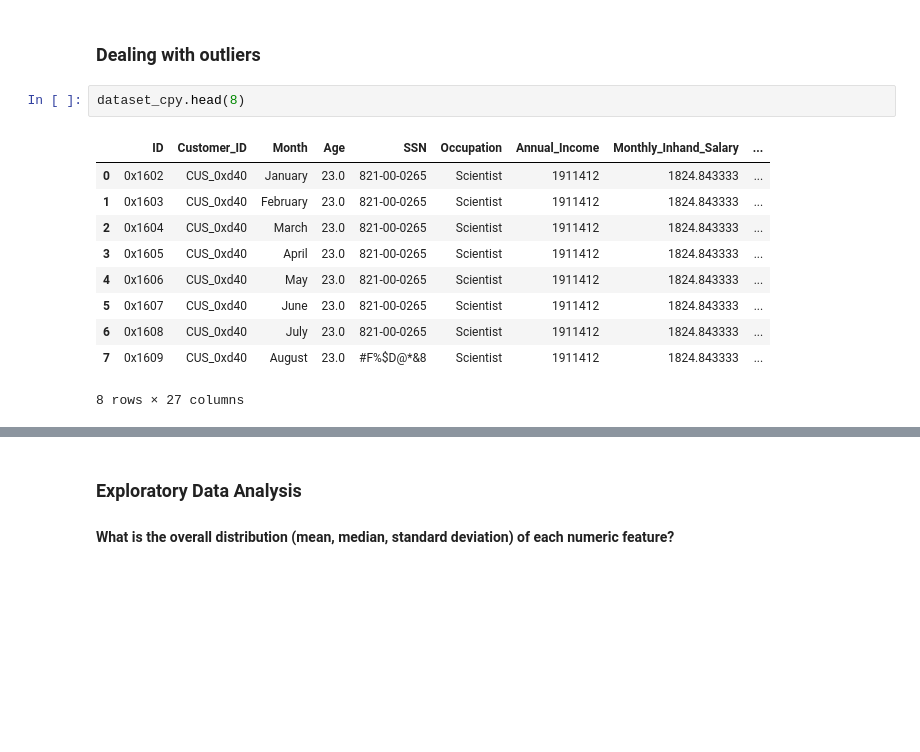
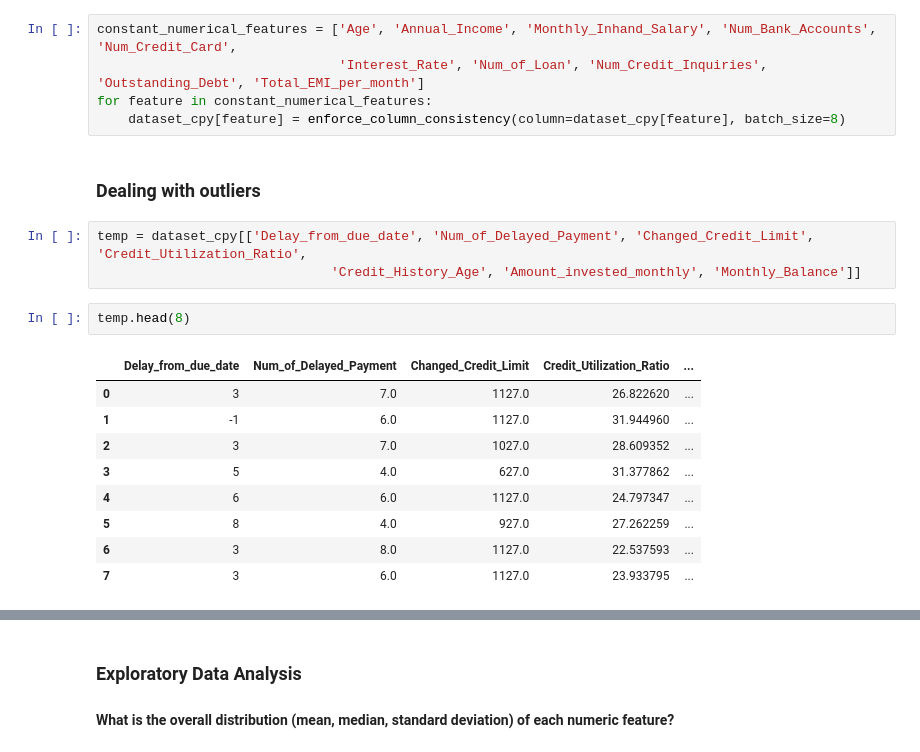
Before and after one commit to Darknight47/Data-Science-Projects-03, a Jupyter notebook: Credit_Scoring_Segmentation.ipynb, the cells around one changed output, grey strips where cells are left out. Cells and saved outputs as stored; diff of their text form; blank space fills up the shorter version.

Commit message:
enforcing column consistency for constistent features

```diff
--- a/Credit_Scoring_Segmentation.ipynb
+++ b/Credit_Scoring_Segmentation.ipynb
@@ -310,15 +318,22 @@ dataset_cpy['Num_Credit_Card'] = enforce_column_consistency(column=dataset_cpy['
+# %%
+constant_numerical_features = ['Age', 'Annual_Income', 'Monthly_Inhand_Salary', 'Num_Bank_Accounts', 'Num_Credit_Card',
+                               'Interest_Rate', 'Num_of_Loan', 'Num_Credit_Inquiries', 'Outstanding_Debt', 'Total_EMI_per_month']
+for feature in constant_numerical_features:
+    dataset_cpy[feature] = enforce_column_consistency(column=dataset_cpy[feature], batch_size=8)
 # %% [markdown]
 ### Dealing with outliers
+# %%
+temp = dataset_cpy[['Delay_from_due_date', 'Num_of_Delayed_Payment', 'Changed_Credit_Limit', 'Credit_Utilization_Ratio',
+                              'Credit_History_Age', 'Amount_invested_monthly', 'Monthly_Balance']]
 # %%
-dataset_cpy.head(8)
+temp.head(8)
 # %% [output]
-|  | ID | Customer_ID | Month | Age | SSN | Occupation | Annual_Income | Monthly_Inhand_Salary | ... |
-| 0 | 0x1602 | CUS_0xd40 | January | 23.0 | 821-00-0265 | Scientist | 1911412 | 1824.843333 | ... |
-| 1 | 0x1603 | CUS_0xd40 | February | 23.0 | 821-00-0265 | Scientist | 1911412 | 1824.843333 | ... |
-| 2 | 0x1604 | CUS_0xd40 | March | 23.0 | 821-00-0265 | Scientist | 1911412 | 1824.843333 | ... |
-| 3 | 0x1605 | CUS_0xd40 | April | 23.0 | 821-00-0265 | Scientist | 1911412 | 1824.843333 | ... |
-| 4 | 0x1606 | CUS_0xd40 | May | 23.0 | 821-00-0265 | Scientist | 1911412 | 1824.843333 | ... |
-| 5 | 0x1607 | CUS_0xd40 | June | 23.0 | 821-00-0265 | Scientist | 1911412 | 1824.843333 | ... |
-| 6 | 0x1608 | CUS_0xd40 | July | 23.0 | 821-00-0265 | Scientist | 1911412 | 1824.843333 | ... |
-| 7 | 0x1609 | CUS_0xd40 | August | 23.0 | #F%$D@*&8 | Scientist | 1911412 | 1824.843333 | ... |
+|  | Delay_from_due_date | Num_of_Delayed_Payment | Changed_Credit_Limit | Credit_Utilization_Ratio | ... |
+| 0 | 3 | 7.0 | 1127.0 | 26.822620 | ... |
+| 1 | -1 | 6.0 | 1127.0 | 31.944960 | ... |
+| 2 | 3 | 7.0 | 1027.0 | 28.609352 | ... |
+| 3 | 5 | 4.0 | 627.0 | 31.377862 | ... |
+| 4 | 6 | 6.0 | 1127.0 | 24.797347 | ... |
+| 5 | 8 | 4.0 | 927.0 | 27.262259 | ... |
+| 6 | 3 | 8.0 | 1127.0 | 22.537593 | ... |
+| 7 | 3 | 6.0 | 1127.0 | 23.933795 | ... |
-8 rows × 27 columns
```
Also changed, not shown: parts of 13 cells of this notebook.
